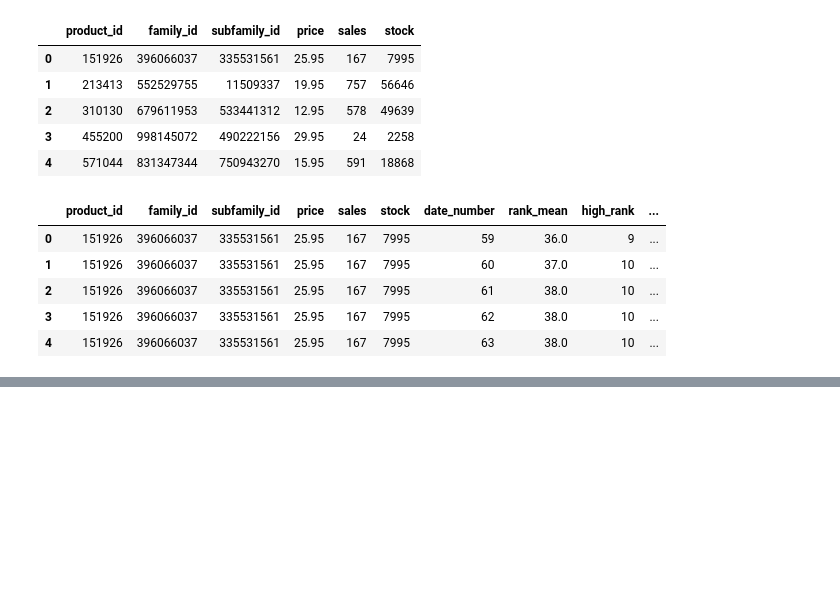
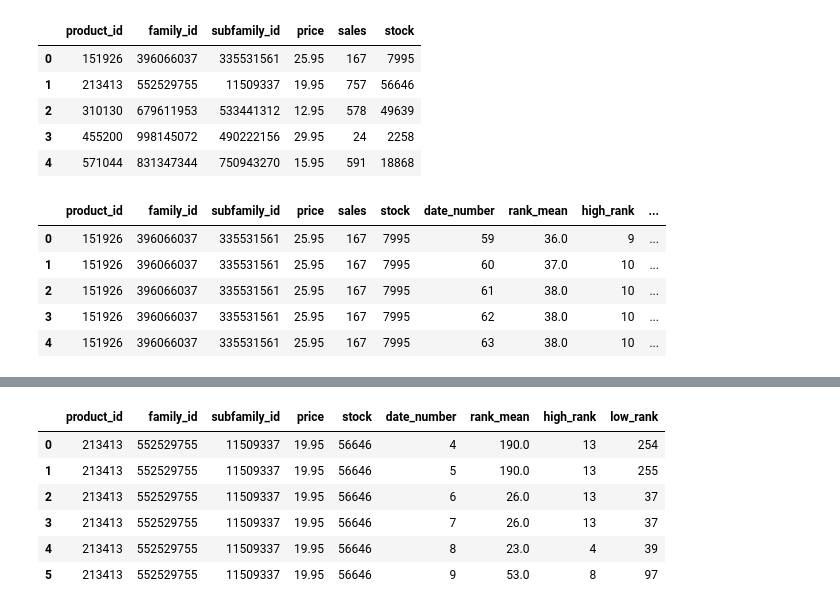
Before and after one commit to HassanSamkari/Applied-Data-Science-Capstone, a Jupyter notebook: Fashion_sales.ipynb, the cells around one changed output, grey strips where cells are left out. Cells and saved outputs as stored; diff of their text form; code cells hidden in the pictures; blank space fills up the shorter version.

```diff
--- a/Fashion_sales.ipynb
+++ b/Fashion_sales.ipynb
@@ -102,2 +112,12 @@ y_train=train.loc[:,'sales']
+# %%
+X_train[0:6]
+# %% [output]
+|  | product_id | family_id | subfamily_id | price | stock | date_number | rank_mean | high_rank | low_rank |
+| 0 | 213413 | 552529755 | 11509337 | 19.95 | 56646 | 4 | 190.0 | 13 | 254 |
+| 1 | 213413 | 552529755 | 11509337 | 19.95 | 56646 | 5 | 190.0 | 13 | 255 |
+| 2 | 213413 | 552529755 | 11509337 | 19.95 | 56646 | 6 | 26.0 | 13 | 37 |
+| 3 | 213413 | 552529755 | 11509337 | 19.95 | 56646 | 7 | 26.0 | 13 | 37 |
+| 4 | 213413 | 552529755 | 11509337 | 19.95 | 56646 | 8 | 23.0 | 4 | 39 |
+| 5 | 213413 | 552529755 | 11509337 | 19.95 | 56646 | 9 | 53.0 | 8 | 97 |
 # %%
 X_test=test.drop(['sales'], axis=1)
```
Also changed, not shown: parts of 13 cells of this notebook.
